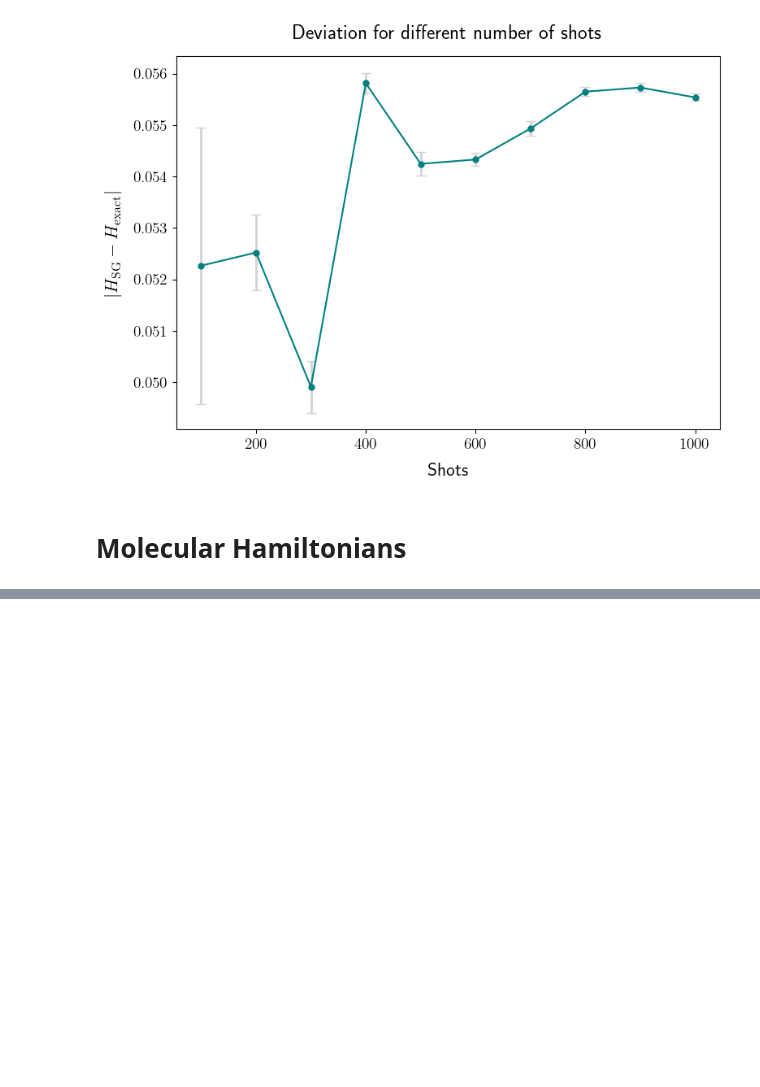
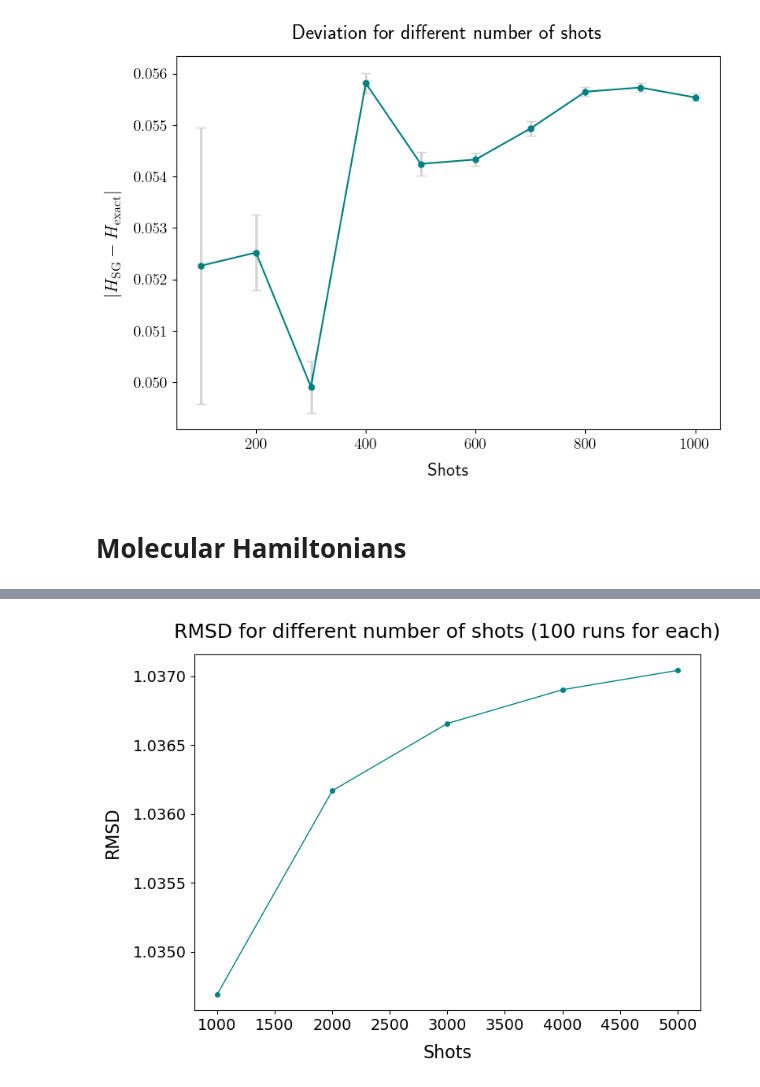
Before and after one commit to Marshhall/Physics_Thesis, a Jupyter notebook: shadow_grouping.ipynb, the cells around one changed output, grey strips where cells are left out. Drawn from its saved outputs; the diff is of its cells as text; code cells hidden in the pictures; blank space fills up the shorter version.

```diff
--- a/shadow_grouping.ipynb
+++ b/shadow_grouping.ipynb
@@ -728,0 +737,5 @@ print(H2data.hamiltonian)
+# %%
+H2datasets = qml.data.load("qchem", molname="H2", bondlength=0.742, basis="STO-3G")
+# H2datasets = qml.data.load("qchem", molname="NH3", bondlength=1.013, basis="STO-3G")
+H2data = H2datasets[0]
+H2_ham = H2data.hamiltonian
@@ -728,0 +762,14 @@ print(H2data.hamiltonian)
+# %%
+id_coefs = []
+non_id_coefs = []
+non_id_ops = []
+for i in range(len(H2_ham.coeffs)):
+    if isinstance(H2_ham.ops[i], qml.Identity):
+        id_coefs.append(H2_ham.coeffs[i])
+    else:
+        non_id_coefs.append(H2_ham.coeffs[i])
+        non_id_ops.append(H2_ham.ops[i])
+
+H2_ham_formatted = qml.Hamiltonian(non_id_coefs, non_id_ops)
+print("Id coef:", id_coefs)
+print("Non-idle part of H:", H2_ham_formatted)
@@ -728,0 +847,31 @@ print(H2data.hamiltonian)
+# %%
+# Use LaTeX for text rendering
+plt.rcParams['text.usetex'] = False
+plt.rcParams['font.size'] = 14
+plt.rcParams['axes.labelsize'] = 16
+plt.rcParams['axes.titlesize'] = 18
+plt.rcParams['xtick.labelsize'] = 14
+plt.rcParams['ytick.labelsize'] = 14
+
+# Create figure
+fig, ax = plt.subplots(figsize=(8,6))
+# fig.patch.set_facecolor('#FAFAFA')
+# ax.set_facecolor('#FAFAFA')
+
+# Plot with error bars
+ax.plot(n_shotss, rmsds, color='teal', markersize=4, marker="o", lw=1)
+
+# Titles and labels
+ax.set_title(f"RMSD for different number of shots ({number_of_runs} runs for each)", pad=15)
+ax.set_xlabel("Shots", labelpad=10)
+ax.set_ylabel("RMSD", labelpad=10)
+
+
+# Tight layout
+plt.tight_layout()
+
+# Show plot
+plt.show()
+fig.savefig(f"Plots/H2_rmsd_{n_shotss[0]}_{n_shotss[-1]}_{number_of_runs}r.pdf", dpi=800)
+# %% [output]
+[figure, added]
```
Also changed, not shown: parts of 18 cells of this notebook.
